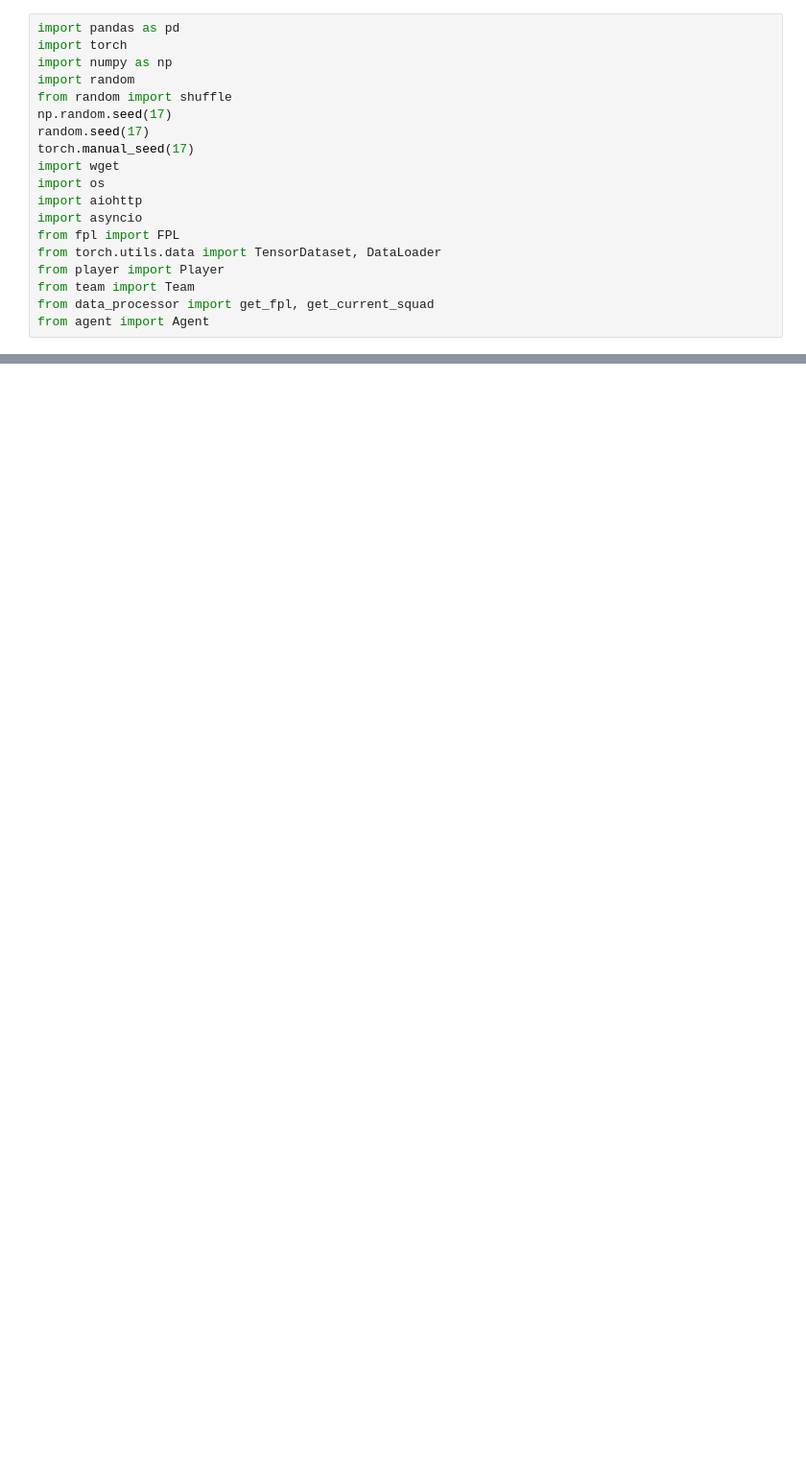
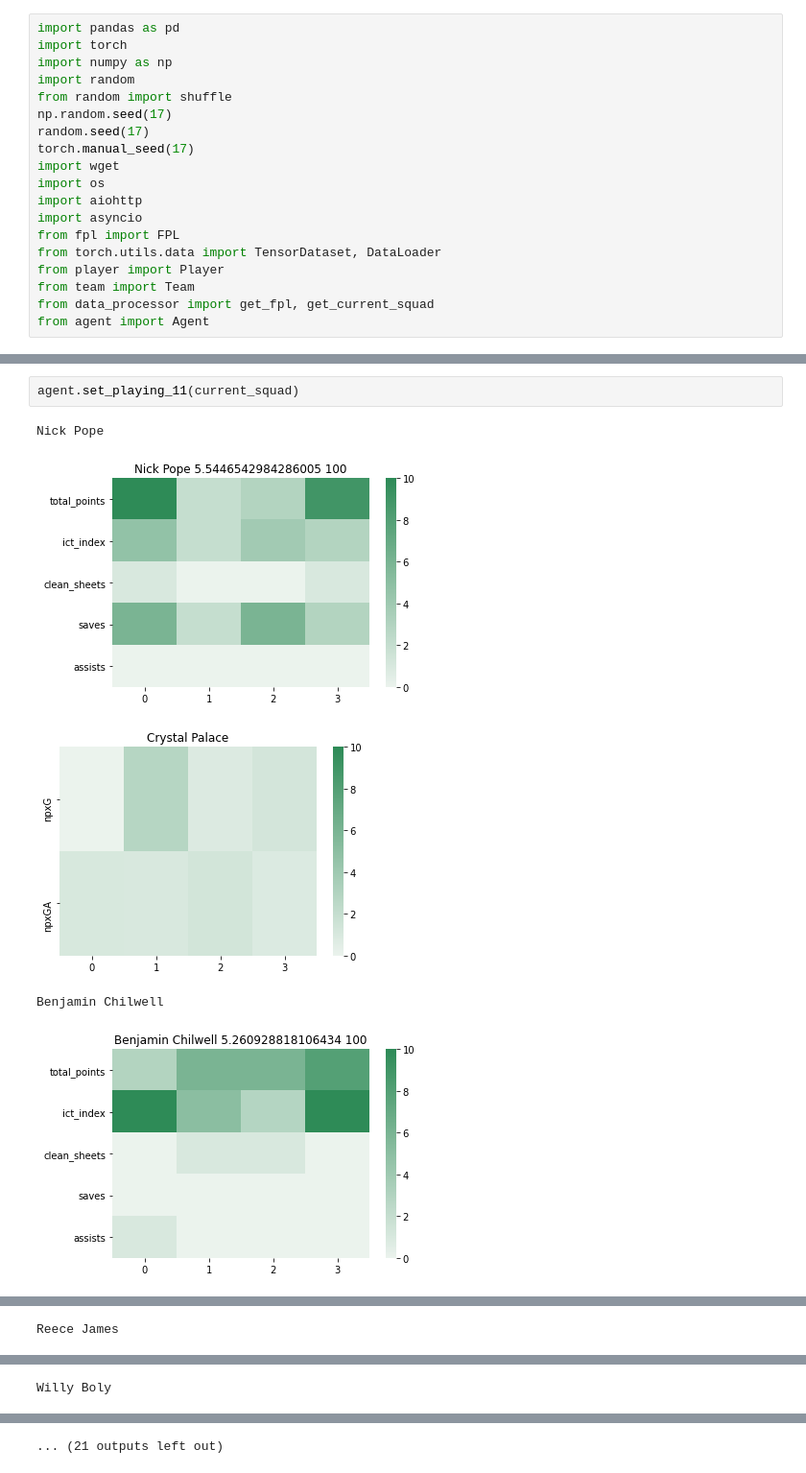
Before and after one commit to ajayrfhp/Control, a Jupyter notebook: Control_FPL/agent.ipynb, the cells around one changed output, grey strips where cells are left out. Shown at 96% size. Cells and saved outputs as stored; diff of their text form; blank space fills up the shorter version.

```diff
--- a/Control_FPL/agent.ipynb
+++ b/Control_FPL/agent.ipynb
@@ -43,0 +38,8 @@ SpearmanrResult(correlation=0.6183928037174714, pvalue=6.226666e-317)
+# %%
+agent.set_playing_11(current_squad)
+# %% [output]
+Nick Pope
+[figure, added]
+[figure, added]
+Benjamin Chilwell
+[figure, added]
@@ -43,0 +47 @@ SpearmanrResult(correlation=0.6183928037174714, pvalue=6.226666e-317)
+Reece James
@@ -43,0 +50 @@ SpearmanrResult(correlation=0.6183928037174714, pvalue=6.226666e-317)
+Willy Boly
@@ -43,0 +53 @@ SpearmanrResult(correlation=0.6183928037174714, pvalue=6.226666e-317)
+... (21 outputs left out)
```
Also changed, not shown: parts of 3 cells of this notebook, 6 other files.
